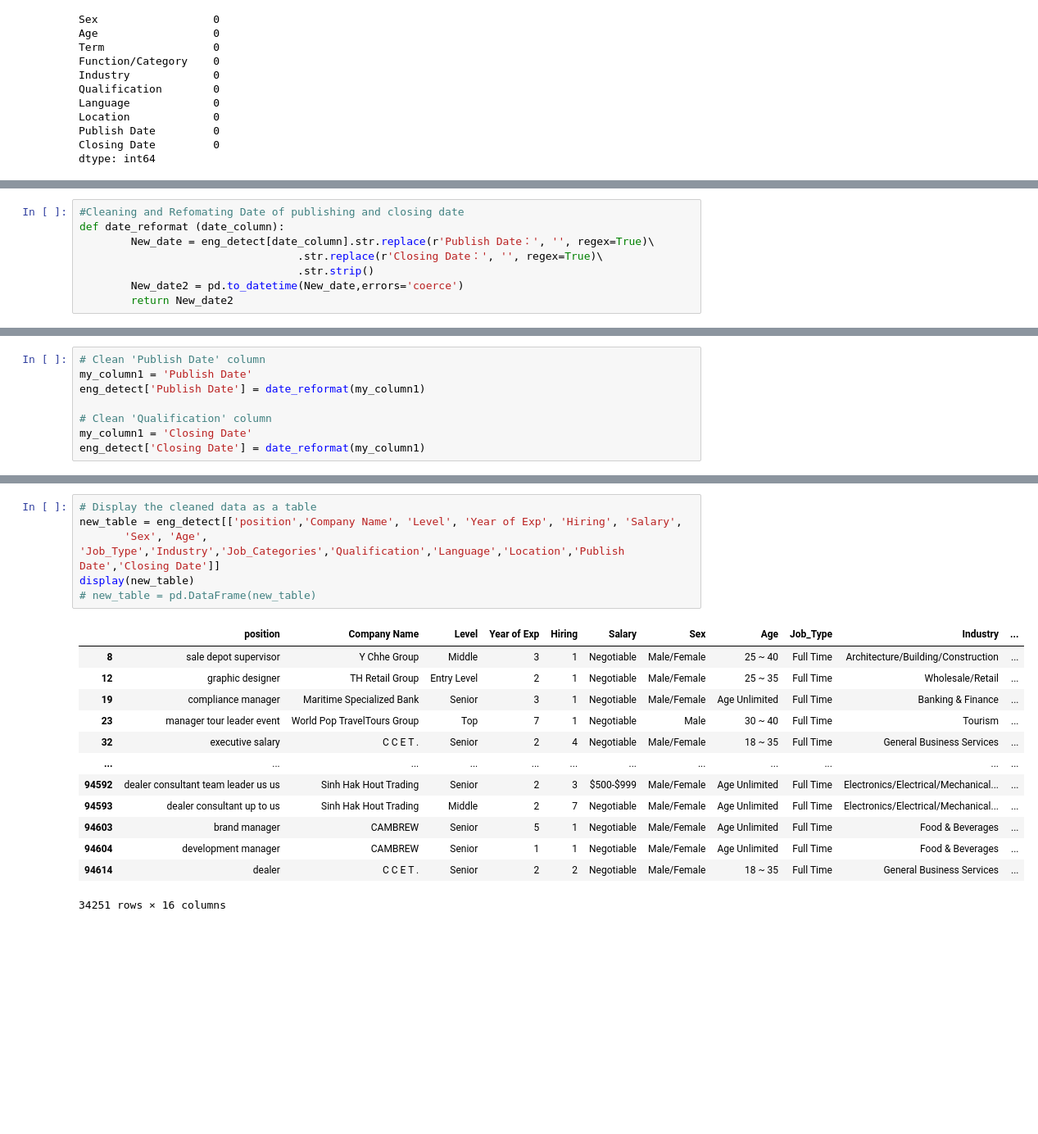
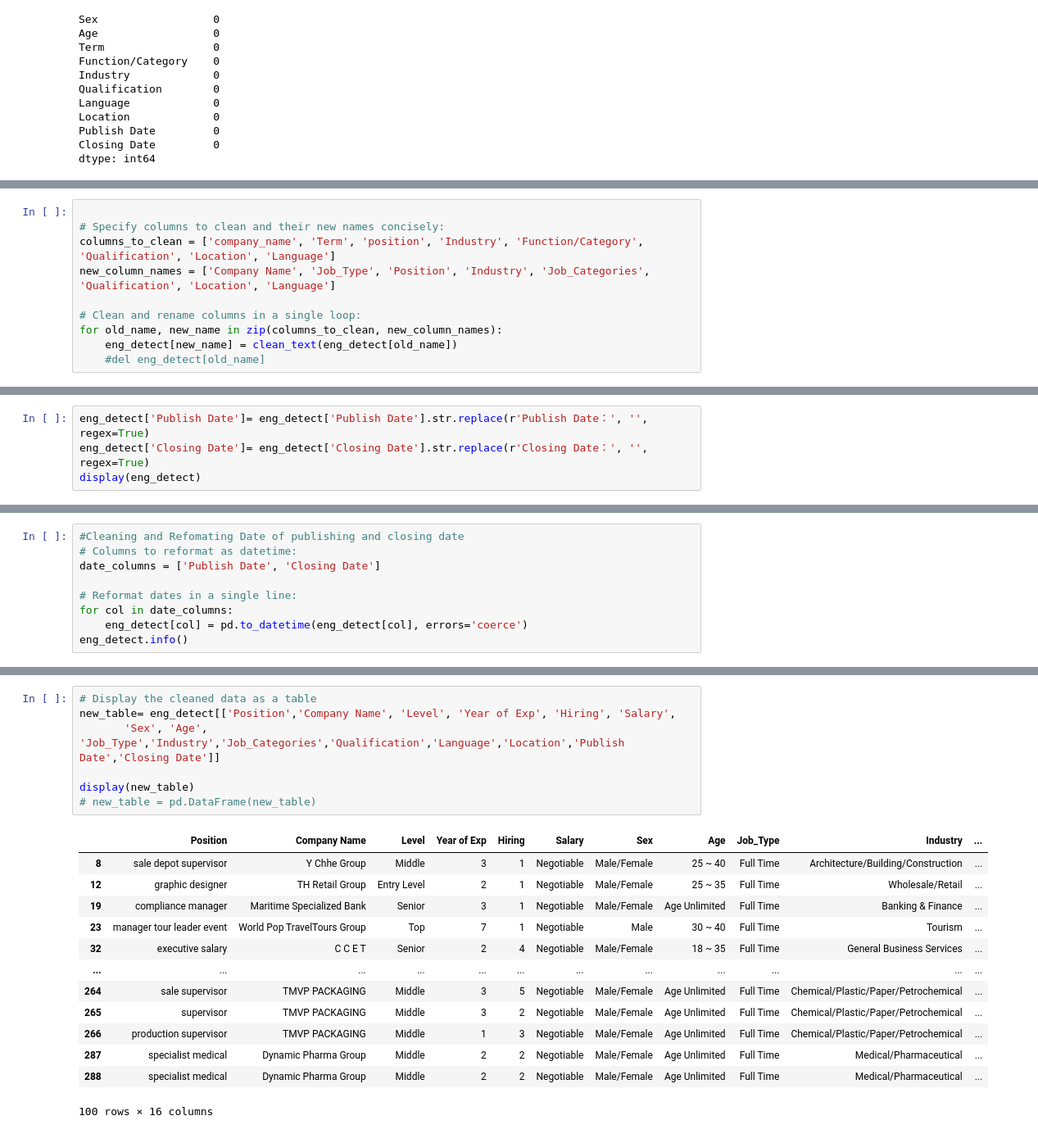
Before and after one commit to StudentChanna/Job-Vis-2023-2024, a Jupyter notebook: Script/data_preprocessing.ipynb, the cells around one changed output, grey strips where cells are left out. Shown at 82% size. Drawn from its saved outputs; the diff is of its cells as text; blank space fills up the shorter version.

```diff
--- a/Script/data_preprocessing.ipynb
+++ b/Script/data_preprocessing.ipynb
@@ -405,0 +371,10 @@ eng_detect['Language'] = clean_text(my_column)
+# %%
+
+# Specify columns to clean and their new names concisely:
+columns_to_clean = ['company_name', 'Term', 'position', 'Industry', 'Function/Category', 'Qualification', 'Location', 'Language']
+new_column_names = ['Company Name', 'Job_Type', 'Position', 'Industry', 'Job_Categories', 'Qualification', 'Location', 'Language']
+
+# Clean and rename columns in a single loop:
+for old_name, new_name in zip(columns_to_clean, new_column_names):
+    eng_detect[new_name] = clean_text(eng_detect[old_name])
+    #del eng_detect[old_name]
@@ -406,8 +397,4 @@ eng_detect['Language'] = clean_text(my_column)
 # %%
-#Cleaning and Refomating Date of publishing and closing date
-def date_reformat (date_column):
-        New_date = eng_detect[date_column].str.replace(r'Publish Date：', '', regex=True)\
-                                  .str.replace(r'Closing Date：', '', regex=True)\
-                                  .str.strip()
-        New_date2 = pd.to_datetime(New_date,errors='coerce')
-        return New_date2
+eng_detect['Publish Date']= eng_detect['Publish Date'].str.replace(r'Publish Date：', '', regex=True)
+eng_detect['Closing Date']= eng_detect['Closing Date'].str.replace(r'Closing Date：', '', regex=True)
+display(eng_detect)
@@ -414,8 +415,9 @@ def date_reformat (date_column):
-# %%
-# Clean 'Publish Date' column
-my_column1 = 'Publish Date'
-eng_detect['Publish Date'] = date_reformat(my_column1)
-
-# Clean 'Qualification' column
-my_column1 = 'Closing Date'
-eng_detect['Closing Date'] = date_reformat(my_column1)
+# %%
+#Cleaning and Refomating Date of publishing and closing date
+# Columns to reformat as datetime:
+date_columns = ['Publish Date', 'Closing Date']
+
+# Reformat dates in a single line:
+for col in date_columns:
+    eng_detect[col] = pd.to_datetime(eng_detect[col], errors='coerce')
+eng_detect.info()
@@ -422,23 +442,24 @@ eng_detect['Closing Date'] = date_reformat(my_column1)
 # %%
 # Display the cleaned data as a table
-new_table = eng_detect[['position','Company Name', 'Level', 'Year of Exp', 'Hiring', 'Salary',
+new_table= eng_detect[['Position','Company Name', 'Level', 'Year of Exp', 'Hiring', 'Salary',
        'Sex', 'Age', 'Job_Type','Industry','Job_Categories','Qualification','Language','Location','Publish Date','Closing Date']]
+
 display(new_table)
 # new_table = pd.DataFrame(new_table)
 # %% [output]
-|  | position | Company Name | Level | Year of Exp | Hiring | Salary | Sex | Age | Job_Type | Industry | ... |
+|  | Position | Company Name | Level | Year of Exp | Hiring | Salary | Sex | Age | Job_Type | Industry | ... |
 | 8 | sale depot supervisor | Y Chhe Group | Middle | 3 | 1 | Negotiable | Male/Female | 25 ~ 40 | Full Time | Architecture/Building/Construction | ... |
 | 12 | graphic designer | TH Retail Group | Entry Level | 2 | 1 | Negotiable | Male/Female | 25 ~ 35 | Full Time | Wholesale/Retail | ... |
 | 19 | compliance manager | Maritime Specialized Bank | Senior | 3 | 1 | Negotiable | Male/Female | Age Unlimited | Full Time | Banking & Finance | ... |
 | 23 | manager tour leader event | World Pop TravelTours Group | Top | 7 | 1 | Negotiable | Male | 30 ~ 40 | Full Time | Tourism | ... |
-| 32 | executive salary | C C E T . | Senior | 2 | 4 | Negotiable | Male/Female | 18 ~ 35 | Full Time | General Business Services | ... |
+| 32 | executive salary | C C E T | Senior | 2 | 4 | Negotiable | Male/Female | 18 ~ 35 | Full Time | General Business Services | ... |
 | ... | ... | ... | ... | ... | ... | ... | ... | ... | ... | ... | ... |
-| 94592 | dealer consultant team leader us us | Sinh Hak Hout Trading | Senior | 2 | 3 | $500-$999 | Male/Female | Age Unlimited | Full Time | Electronics/Electrical/Mechanical... | ... |
-| 94593 | dealer consultant up to us | Sinh Hak Hout Trading | Middle | 2 | 7 | Negotiable | Male/Female | Age Unlimited | Full Time | Electronics/Electrical/Mechanical... | ... |
-| 94603 | brand manager | CAMBREW | Senior | 5 | 1 | Negotiable | Male/Female | Age Unlimited | Full Time | Food & Beverages | ... |
-| 94604 | development manager | CAMBREW | Senior | 1 | 1 | Negotiable | Male/Female | Age Unlimited | Full Time | Food & Beverages | ... |
-| 94614 | dealer | C C E T . | Senior | 2 | 2 | Negotiable | Male/Female | 18 ~ 35 | Full Time | General Business Services | ... |
+| 264 | sale supervisor | TMVP PACKAGING | Middle | 3 | 5 | Negotiable | Male/Female | Age Unlimited | Full Time | Chemical/Plastic/Paper/Petrochemical | ... |
+| 265 | supervisor | TMVP PACKAGING | Middle | 3 | 2 | Negotiable | Male/Female | Age Unlimited | Full Time | Chemical/Plastic/Paper/Petrochemical | ... |
+| 266 | production supervisor | TMVP PACKAGING | Middle | 1 | 3 | Negotiable | Male/Female | Age Unlimited | Full Time | Chemical/Plastic/Paper/Petrochemical | ... |
+| 287 | specialist medical | Dynamic Pharma Group | Middle | 2 | 2 | Negotiable | Male/Female | Age Unlimited | Full Time | Medical/Pharmaceutical | ... |
+| 288 | specialist medical | Dynamic Pharma Group | Middle | 2 | 2 | Negotiable | Male/Female | Age Unlimited | Full Time | Medical/Pharmaceutical | ... |
-34251 rows × 16 columns
+100 rows × 16 columns
 # %%
 #Removing Missing Value in our Dataset
 new_table_unique_data = new_table.dropna()
```
Also changed, not shown: parts of 17 cells of this notebook.
